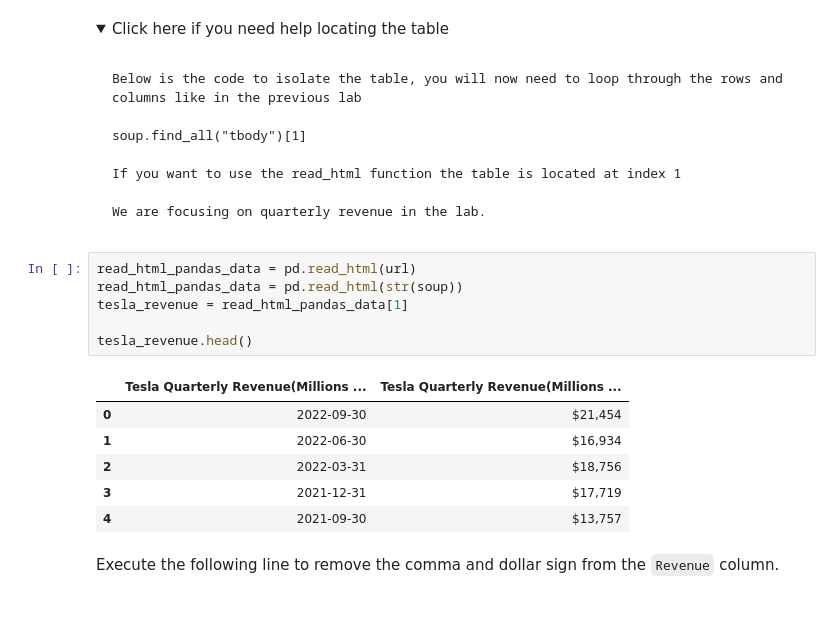
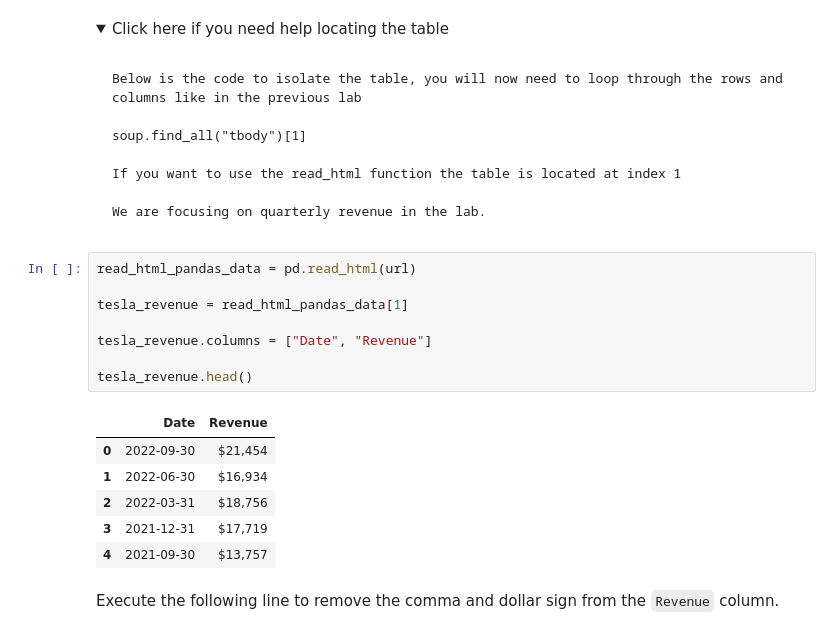
Before and after one commit to ushie94/webScrappingProjects, a Jupyter notebook: Final Assignment.ipynb, the cells around one changed output. Cells and saved outputs as stored; diff of their text form; folded sections open.

```diff
--- a/Final Assignment.ipynb
+++ b/Final Assignment.ipynb
@@ -136,12 +136,14 @@ We are focusing on quarterly revenue in the lab.
 </details>
 # %%
 read_html_pandas_data = pd.read_html(url)
-read_html_pandas_data = pd.read_html(str(soup))
+
 tesla_revenue = read_html_pandas_data[1]
 
+tesla_revenue.columns = ["Date", "Revenue"]
+
 tesla_revenue.head()
 # %% [output]
-|  | Tesla Quarterly Revenue(Millions ... | Tesla Quarterly Revenue(Millions ... |
+|  | Date | Revenue |
 | 0 | 2022-09-30 | $21,454 |
 | 1 | 2022-06-30 | $16,934 |
 | 2 | 2022-03-31 | $18,756 |
```
Also changed, not shown: parts of 8 cells of this notebook.
